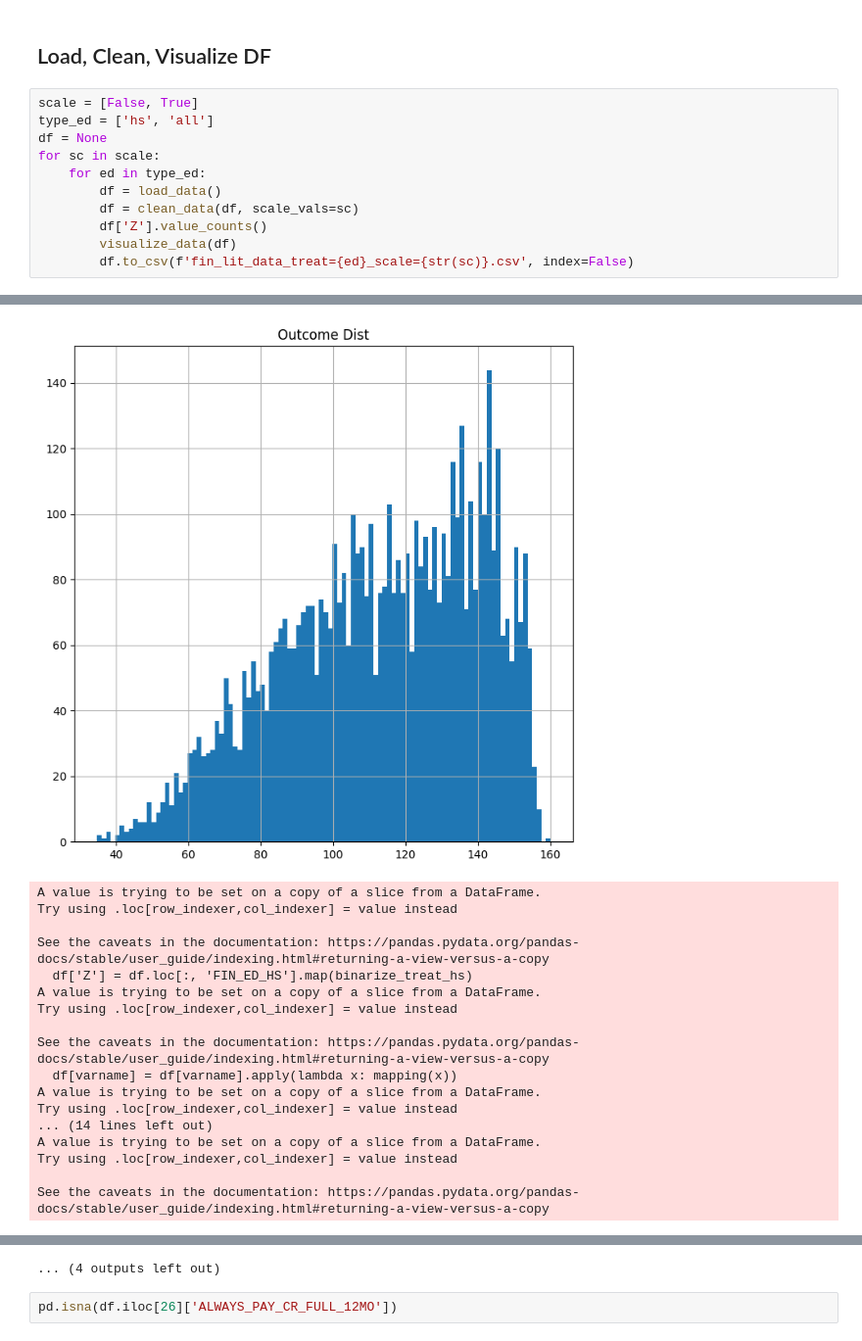
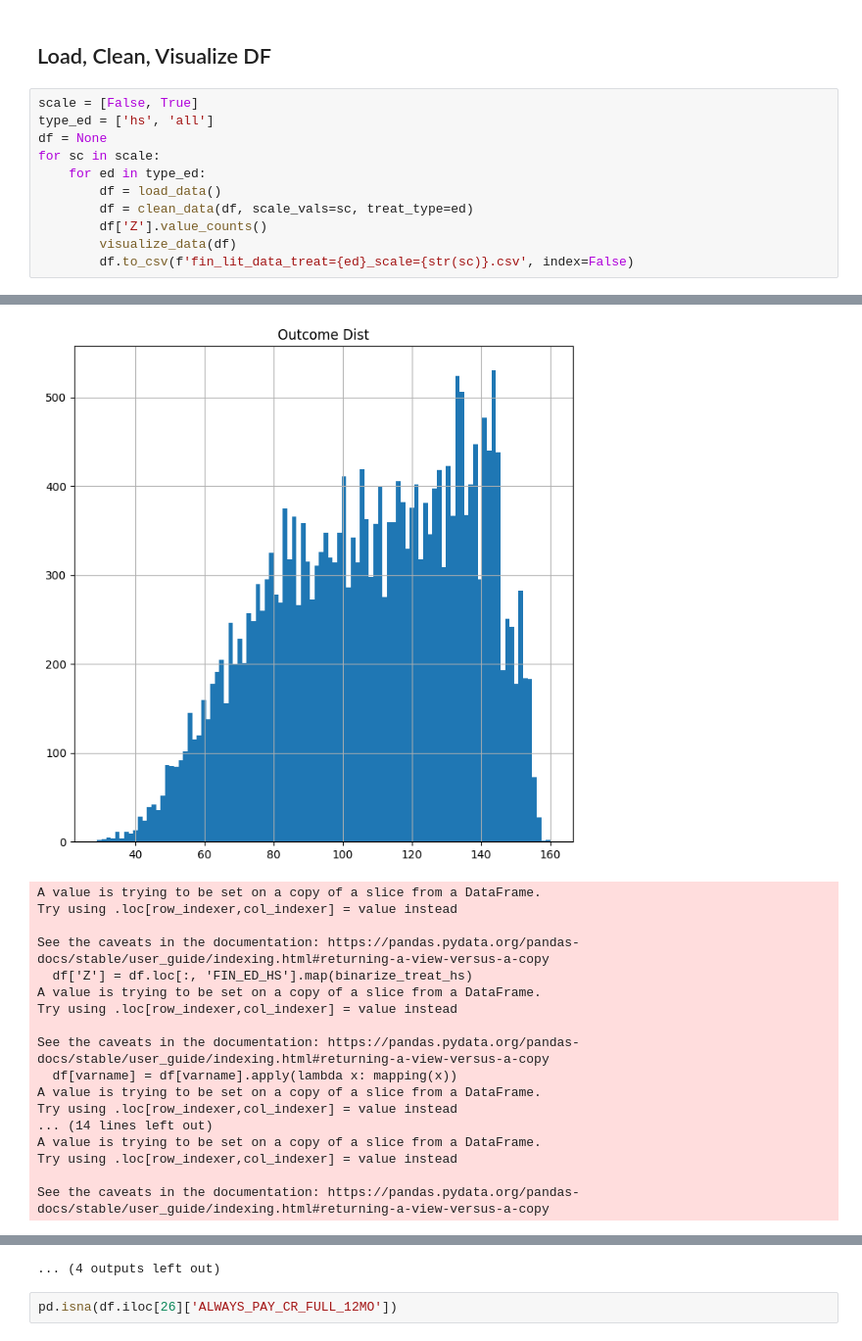
Before and after one commit to danielfrees/finlitCausal, a Jupyter notebook: data/dataprep.ipynb, the cells around one changed output, grey strips where cells are left out. Shown at 98% size. Saved outputs shown, nothing was run; the diff lists cells and outputs as text.

Commit message:
fix treat all data

```diff
--- a/data/dataprep.ipynb
+++ b/data/dataprep.ipynb
@@ -25,7 +25,7 @@ df = None
 for sc in scale:
     for ed in type_ed:
         df = load_data()
-        df = clean_data(df, scale_vals=sc)
+        df = clean_data(df, scale_vals=sc, treat_type=ed)
         df['Z'].value_counts()
         visualize_data(df)
         df.to_csv(f'fin_lit_data_treat={ed}_scale={str(sc)}.csv', index=False)
@@ -72,4 +72,4 @@ See the caveats in the documentation: https://pandas.pydata.org/pandas-docs/stab
-[figure, old version]
+[figure, new version]
 A value is trying to be set on a copy of a slice from a DataFrame.
 Try using .loc[row_indexer,col_indexer] = value instead
 
```
Also changed, not shown: parts of 2 cells of this notebook, 2 other files.
